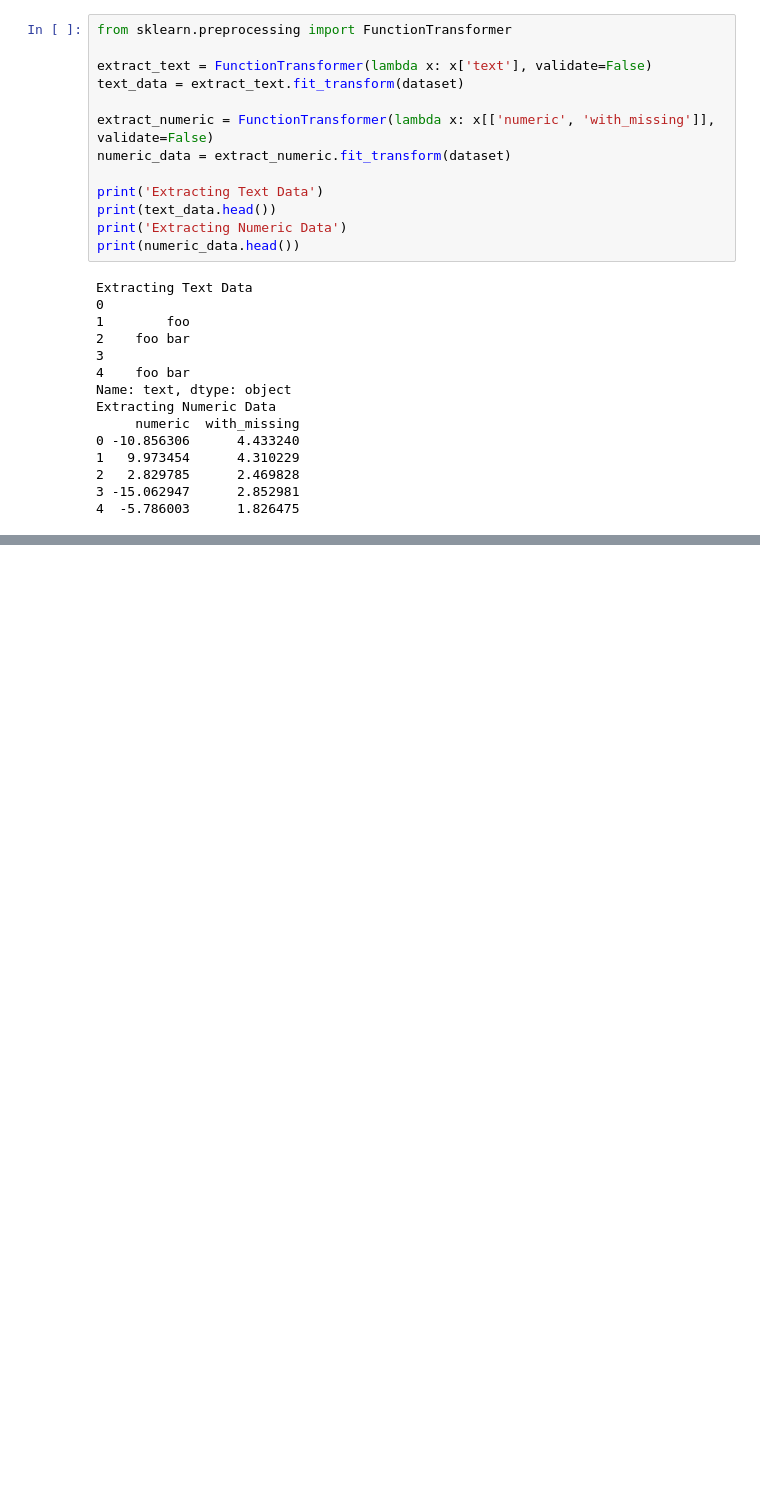
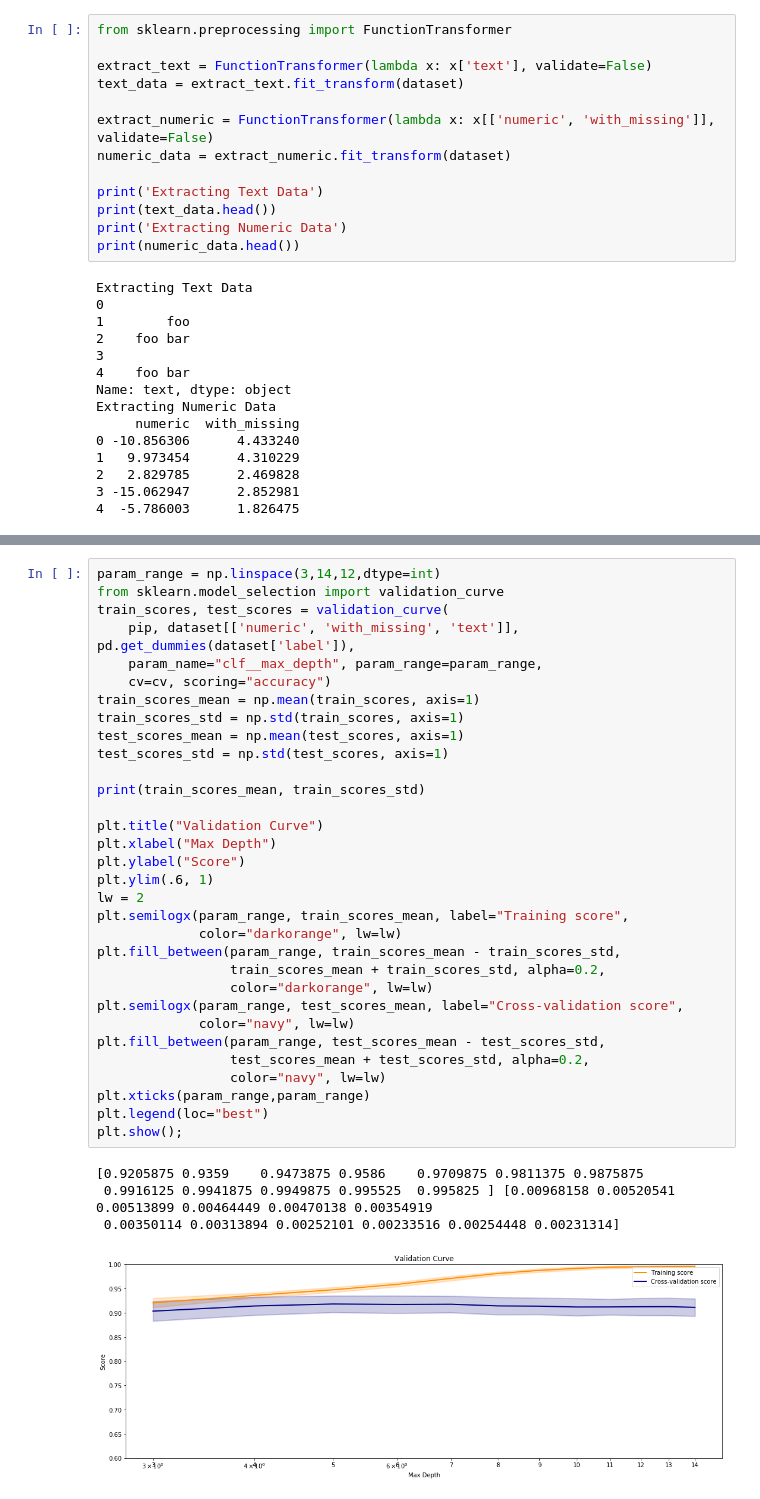
Before and after one commit to romellfudi/MachineLearing, a Jupyter notebook: 3.Machine Learning Tuning.ipynb, the cells around one changed output, grey strips where cells are left out. Saved outputs shown, nothing was run; the diff lists cells and outputs as text; blank space fills up the shorter version.

```diff
--- a/3.Machine Learning Tuning.ipynb
+++ b/3.Machine Learning Tuning.ipynb
@@ -313,0 +364,37 @@ plt.show()
+# %%
+param_range = np.linspace(3,14,12,dtype=int)
+from sklearn.model_selection import validation_curve
+train_scores, test_scores = validation_curve(
+    pip, dataset[['numeric', 'with_missing', 'text']], pd.get_dummies(dataset['label']),
+    param_name="clf__max_depth", param_range=param_range,
+    cv=cv, scoring="accuracy")
+train_scores_mean = np.mean(train_scores, axis=1)
+train_scores_std = np.std(train_scores, axis=1)
+test_scores_mean = np.mean(test_scores, axis=1)
+test_scores_std = np.std(test_scores, axis=1)
+
+print(train_scores_mean, train_scores_std)
+
+plt.title("Validation Curve")
+plt.xlabel("Max Depth")
+plt.ylabel("Score")
+plt.ylim(.6, 1)
+lw = 2
+plt.semilogx(param_range, train_scores_mean, label="Training score",
+             color="darkorange", lw=lw)
+plt.fill_between(param_range, train_scores_mean - train_scores_std,
+                 train_scores_mean + train_scores_std, alpha=0.2,
+                 color="darkorange", lw=lw)
+plt.semilogx(param_range, test_scores_mean, label="Cross-validation score",
+             color="navy", lw=lw)
+plt.fill_between(param_range, test_scores_mean - test_scores_std,
+                 test_scores_mean + test_scores_std, alpha=0.2,
+                 color="navy", lw=lw)
+plt.xticks(param_range,param_range)
+plt.legend(loc="best")
+plt.show();
+# %% [output]
+[0.9205875 0.9359    0.9473875 0.9586    0.9709875 0.9811375 0.9875875
+ 0.9916125 0.9941875 0.9949875 0.995525  0.995825 ] [0.00968158 0.00520541 0.00513899 0.00464449 0.00470138 0.00354919
+ 0.00350114 0.00313894 0.00252101 0.00233516 0.00254448 0.00231314]
+[figure, added]
```
Also changed, not shown: parts of 12 cells of this notebook, 1 other file.
